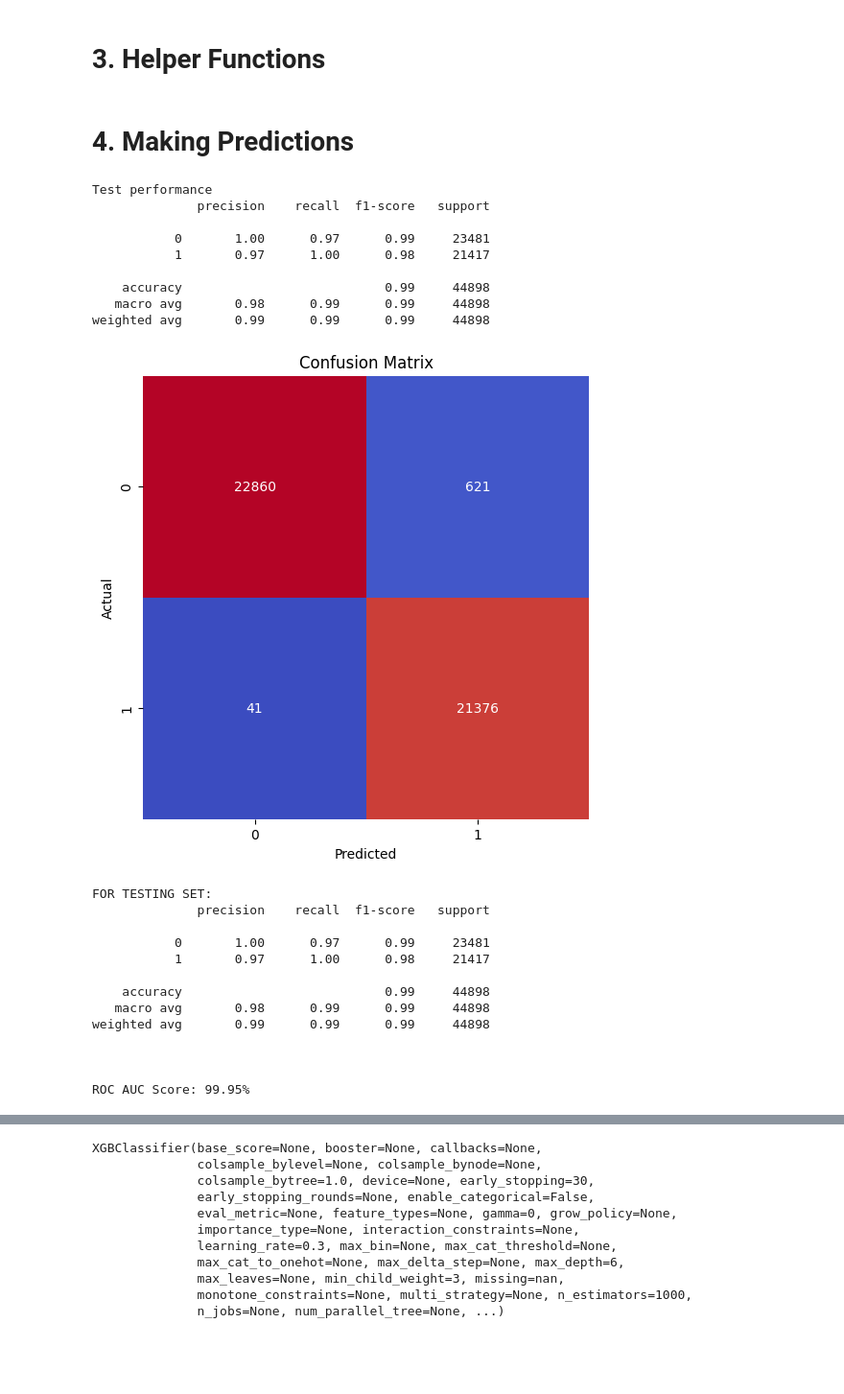
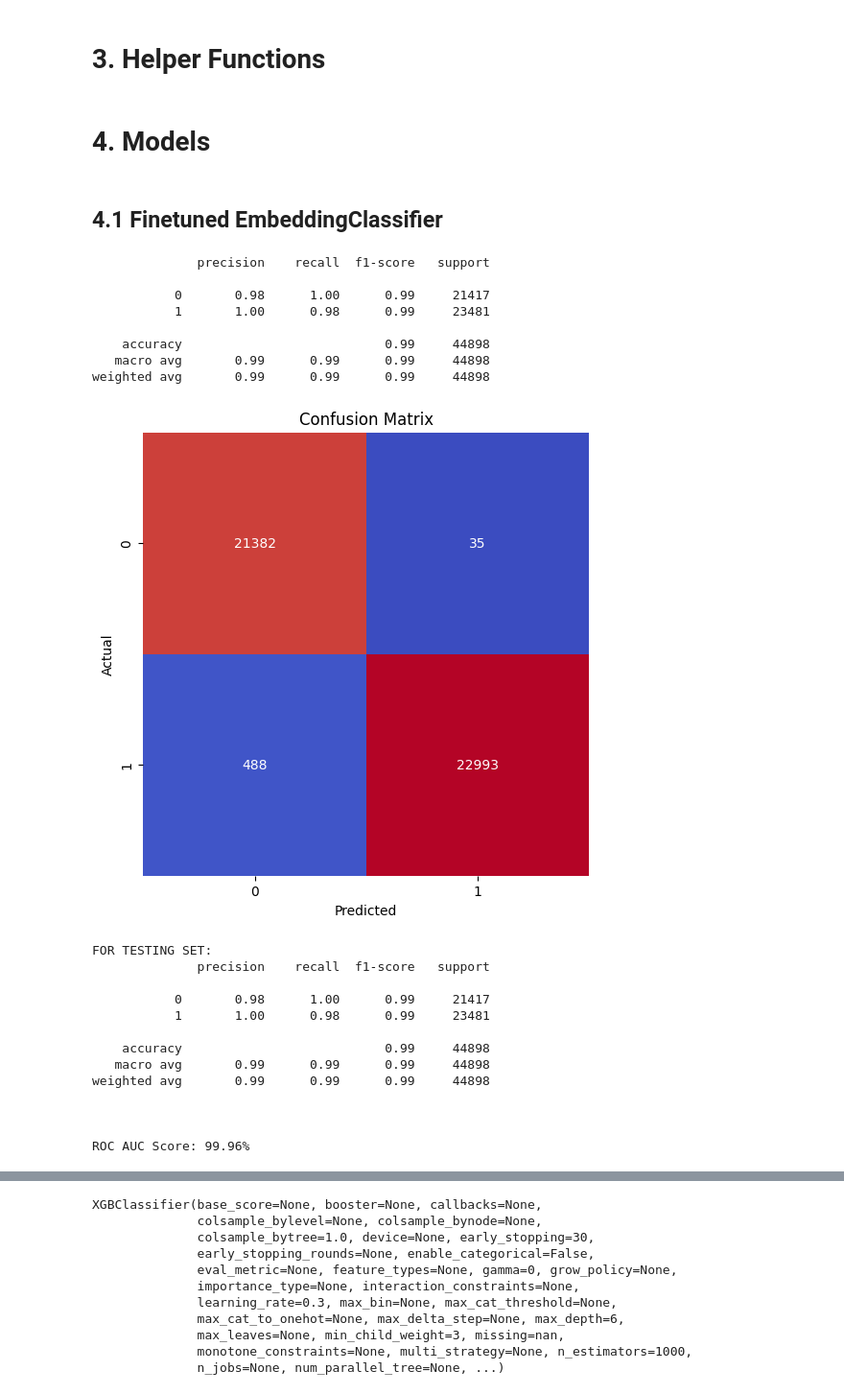
Before and after one commit to SujanNeupane42/data606_capstone_teamC, a Jupyter notebook: notebooks/Evaluating_on_FinalTestingData.ipynb, the cells around one changed output, grey strips where cells are left out. Shown at 96% size. Drawn from its saved outputs; the diff is of its cells as text; code cells hidden in the pictures; blank space fills up the shorter version.

Commit message:
Update testing classification models on pretrained embeddings (including CNN and MLP)

```diff
--- a/notebooks/Evaluating_on_FinalTestingData.ipynb
+++ b/notebooks/Evaluating_on_FinalTestingData.ipynb
@@ -28,8 +28,6 @@ To: /content/final_data_with_summarization_FinalTesting1.csv
 # 1. Loading the Data
 # %%
 df = pd.read_csv(r"final_data_with_summarization_FinalTesting1.csv")
-# %%
-df['label'] = 1 - df['label'] # flipping labels
 # %%
 df["input"] = df["text_summary"].fillna(df["text"])
 # %%
@@ -177,5 +175,23 @@ def perform_deep_test_analysis(y_test, test_preds: np.array, test_preds_proba: n
     plt.title(f'Receiver Operating Characteristic Curve for {model_name}')
     plt.legend(loc="lower right")
     plt.show()
+# %%
+def make_predictions_using_NN(model, data_loader):
+    model.eval()
+    all_preds = []
+    all_probs = []
+
+    with torch.no_grad():
+        for xb, labels in tqdm(data_loader):
+            xb = xb.to(device)
+            logits = model(xb)
+            probs = torch.softmax(logits, dim=1)
+            preds = torch.argmax(logits, dim=1)
+            all_preds.append(preds.cpu())
+            all_probs.append(probs.cpu())
+
+    all_preds = torch.cat(all_preds)
+    all_probs = torch.cat(all_probs)
+    return all_preds, all_probs
 # %% [markdown]
-# 4. Making Predictions
+# 4. Models
@@ -201,32 +198,31 @@ test_preds, test_probs_1dCNN = make_predictions_using_NN(NN_Model, test_loader)
-# %%
-print("Test performance")
-print(classification_report(y_test, test_preds))
-# %% [output]
-Test performance
-              precision    recall  f1-score   support
-
-           0       1.00      0.97      0.99     23481
-           1       0.97      1.00      0.98     21417
-
-    accuracy                           0.99     44898
-   macro avg       0.98      0.99      0.99     44898
-weighted avg       0.99      0.99      0.99     44898
+# %% [markdown]
+## 4.1 Finetuned EmbeddingClassifier
 # %%
-perform_deep_test_analysis(y_test, test_preds, test_probs_1dCNN[:, 1], "Finetuned EmbeddingClassifier -> Final Testing Data")
+test_preds, test_probs = make_predictions_using_NN(NN_Model, test_loader)
+print(classification_report(y_test, test_preds))
+perform_deep_test_analysis(y_test, test_preds, test_probs[:, 1], "Finetuned EmbeddingClassifier -> Final Testing Data")
 # %% [output]
+              precision    recall  f1-score   support
+
+           0       0.98      1.00      0.99     21417
+           1       1.00      0.98      0.99     23481
+
+    accuracy                           0.99     44898
+   macro avg       0.99      0.99      0.99     44898
+weighted avg       0.99      0.99      0.99     44898
-[figure, old version]
+[figure, new version]
-FOR TESTING SET:
-              precision    recall  f1-score   support
-
-           0       1.00      0.97      0.99     23481
-           1       0.97      1.00      0.98     21417
-
-    accuracy                           0.99     44898
-   macro avg       0.98      0.99      0.99     44898
-weighted avg       0.99      0.99      0.99     44898
-
-
-
-ROC AUC Score: 99.95%
+FOR TESTING SET:
+              precision    recall  f1-score   support
+
+           0       0.98      1.00      0.99     21417
+           1       1.00      0.98      0.99     23481
+
+    accuracy                           0.99     44898
+   macro avg       0.99      0.99      0.99     44898
+weighted avg       0.99      0.99      0.99     44898
+
+
+
+ROC AUC Score: 99.96%
 [figure]
 # %% [markdown]
```
Also changed, not shown: parts of 33 cells of this notebook, 4 other files.
